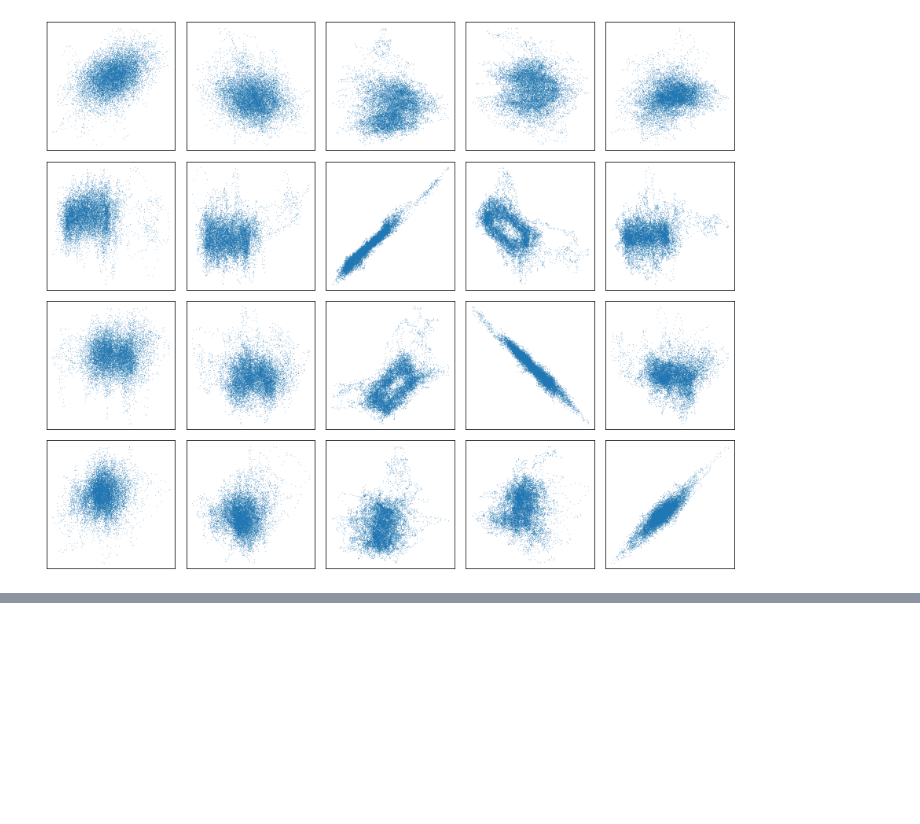
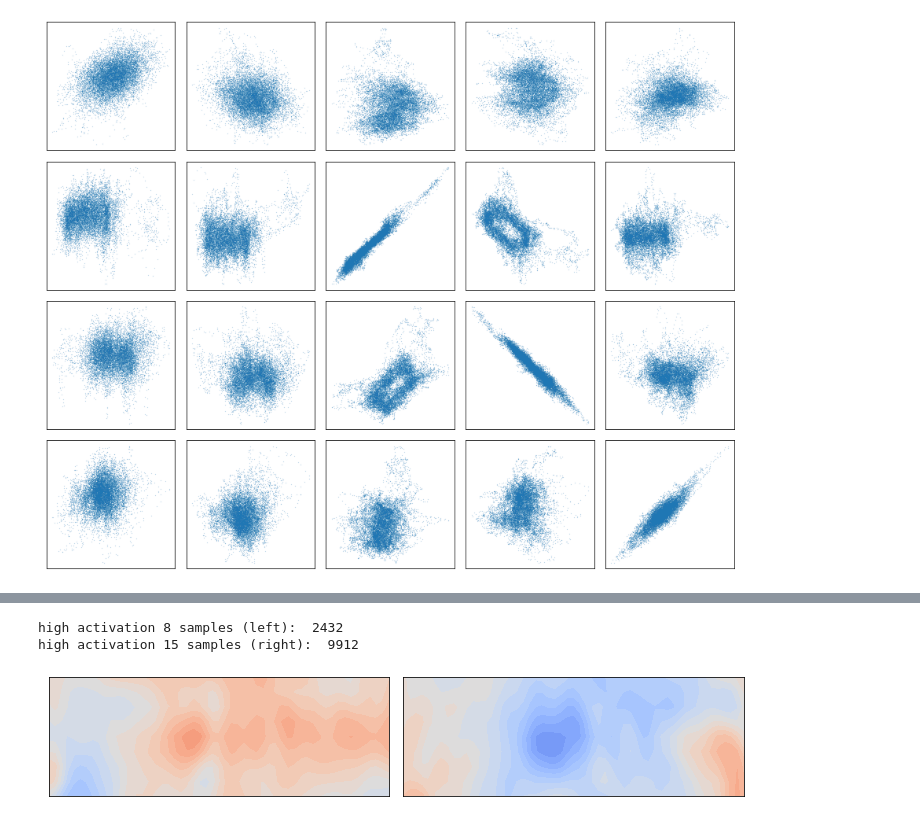
Before and after one commit to benedikthoeltgen/causal-macro, a Jupyter notebook: visualise_elnino.ipynb, the cells around one changed output, grey strips where cells are left out. Drawn from its saved outputs; the diff is of its cells as text; code cells hidden in the pictures; blank space fills up the shorter version.

```diff
--- a/visualise_elnino.ipynb
+++ b/visualise_elnino.ipynb
@@ -202,0 +203,23 @@ low activation 15 samples (right):  4604
+# %%
+print('high activation', neuron1, 'samples (left): ', Yb1_4high4low[neuron1][7])
+print('high activation', neuron2, 'samples (right): ', Yb1_4high4low[neuron2][7])
+fig = plt.figure(figsize=(10,2), facecolor='white')
+imshape = (55, 9)
+levels = np.linspace(-6,6,30)
+
+for i in range(1):
+    ax = plt.subplot2grid((1,2), (i, 0))
+    sample = (Y[Yb1_4high4low[neuron2][0]]-Y.mean(axis=0)).reshape(imshape).T
+    im = ax.contourf(coords['x'].ravel(), coords['y'].ravel(), sample, levels=levels, cmap='coolwarm')
+    ax.set_xticks([]); ax.set_yticks([])
+
+for i in range(1):
+    ax = plt.subplot2grid((1,2), (i, 1))
+    sample = (Y[Yb1_4high4low[neuron2][7]]-Y.mean(axis=0)).reshape(imshape).T
+    im = ax.contourf(coords['x'].ravel(), coords['y'].ravel(), sample, levels=levels, cmap='coolwarm')
+    ax.set_xticks([]); ax.set_yticks([])
+plt.tight_layout()
+# %% [output]
+high activation 8 samples (left):  2432
+high activation 15 samples (right):  9912
+[figure, added]
```
Also changed, not shown: parts of 4 cells of this notebook.
